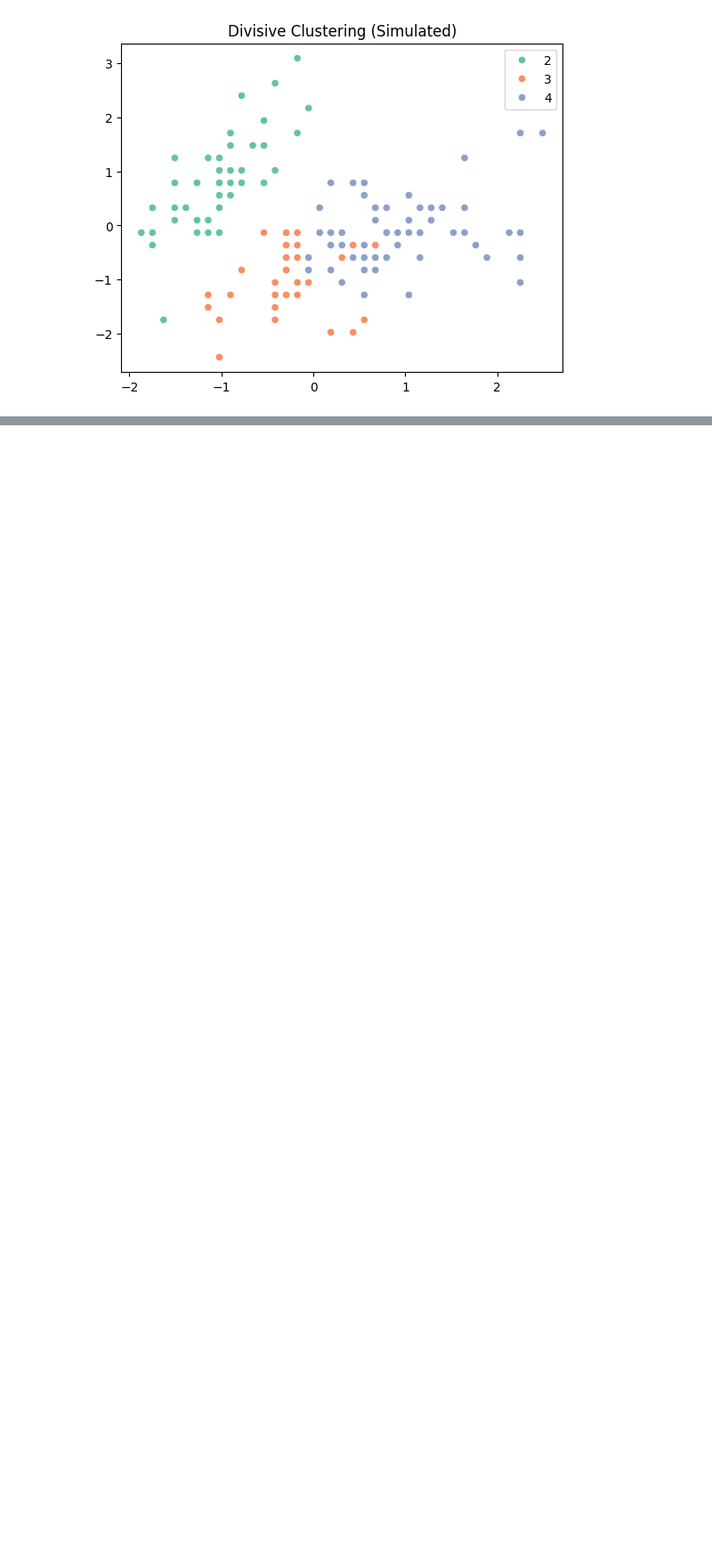
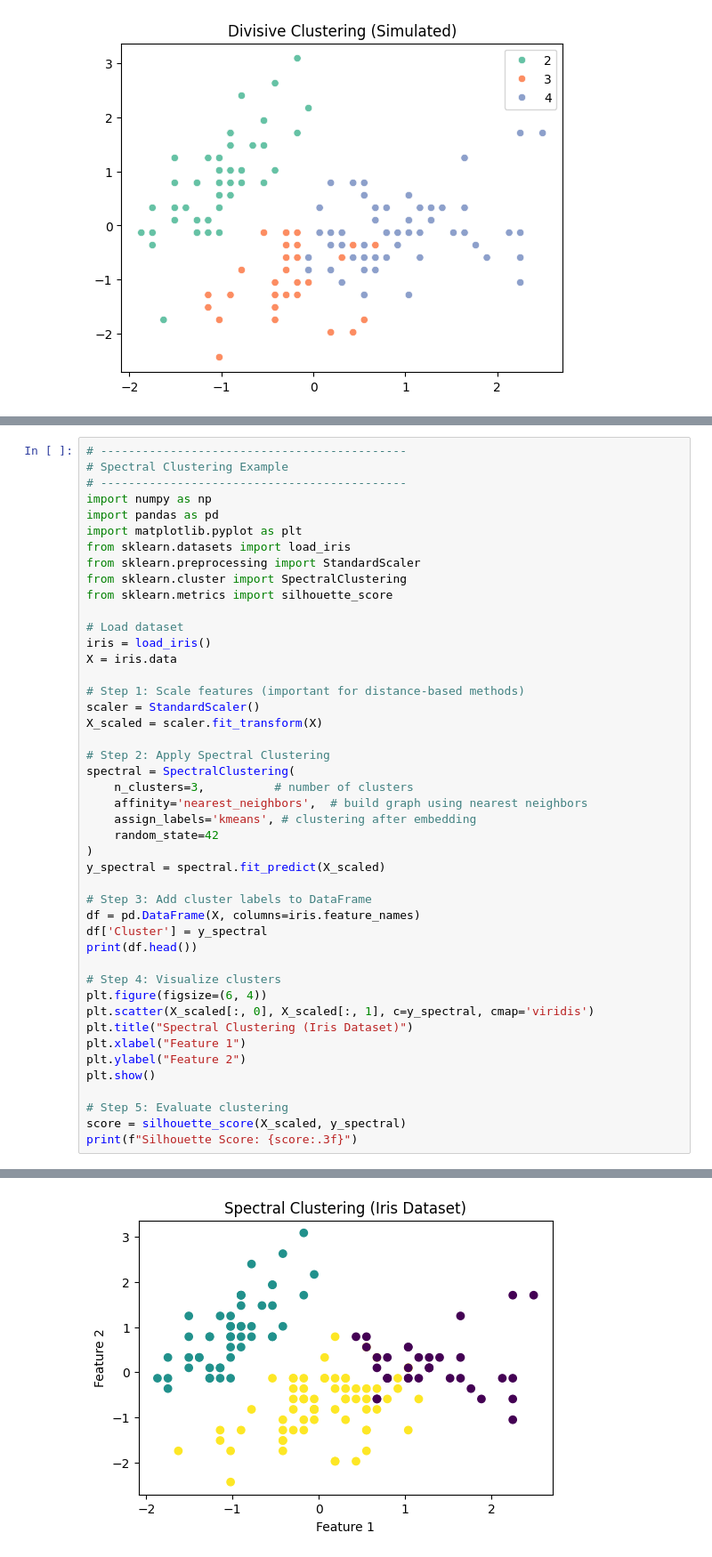
Before and after one commit to naveen-ramavath/machine-learning, a Jupyter notebook: week_7_clusturing_.ipynb, the cells around one changed output, grey strips where cells are left out. Shown at 89% size. Saved outputs shown, nothing was run; the diff lists cells and outputs as text; blank space fills up the shorter version.

```diff
--- a/week_7_clusturing_.ipynb
+++ b/week_7_clusturing_.ipynb
@@ -117,0 +230,46 @@ plt.show()
+# %%
+# --------------------------------------------
+# Spectral Clustering Example
+# --------------------------------------------
+import numpy as np
+import pandas as pd
+import matplotlib.pyplot as plt
+from sklearn.datasets import load_iris
+from sklearn.preprocessing import StandardScaler
+from sklearn.cluster import SpectralClustering
+from sklearn.metrics import silhouette_score
+
+# Load dataset
+iris = load_iris()
+X = iris.data
+
+# Step 1: Scale features (important for distance-based methods)
+scaler = StandardScaler()
+X_scaled = scaler.fit_transform(X)
+
+# Step 2: Apply Spectral Clustering
+spectral = SpectralClustering(
+    n_clusters=3,          # number of clusters
+    affinity='nearest_neighbors',  # build graph using nearest neighbors
+    assign_labels='kmeans', # clustering after embedding
+    random_state=42
+)
+y_spectral = spectral.fit_predict(X_scaled)
+
+# Step 3: Add cluster labels to DataFrame
+df = pd.DataFrame(X, columns=iris.feature_names)
+df['Cluster'] = y_spectral
+print(df.head())
+
+# Step 4: Visualize clusters
+plt.figure(figsize=(6, 4))
+plt.scatter(X_scaled[:, 0], X_scaled[:, 1], c=y_spectral, cmap='viridis')
+plt.title("Spectral Clustering (Iris Dataset)")
+plt.xlabel("Feature 1")
+plt.ylabel("Feature 2")
+plt.show()
+
+# Step 5: Evaluate clustering
+score = silhouette_score(X_scaled, y_spectral)
+print(f"Silhouette Score: {score:.3f}")
+# %% [output]
@@ -117,0 +289 @@ plt.show()
+[figure, added]
```
Also changed, not shown: parts of 7 cells of this notebook.
